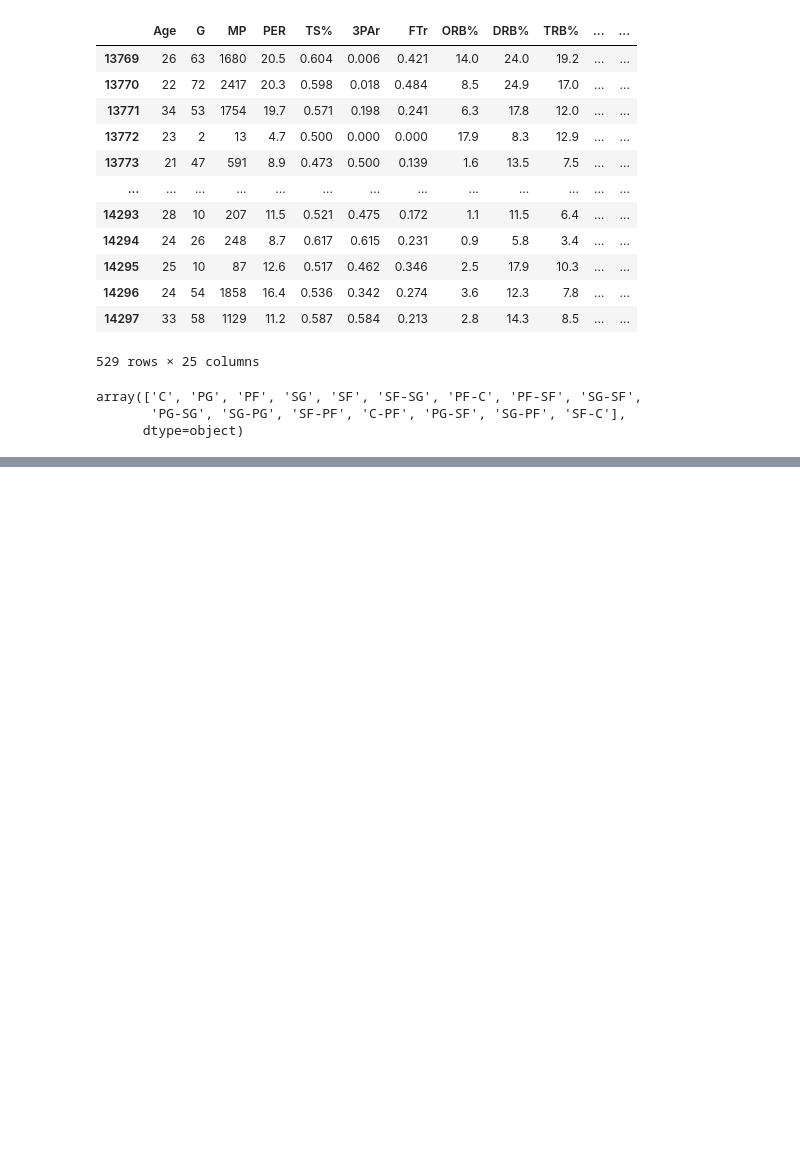
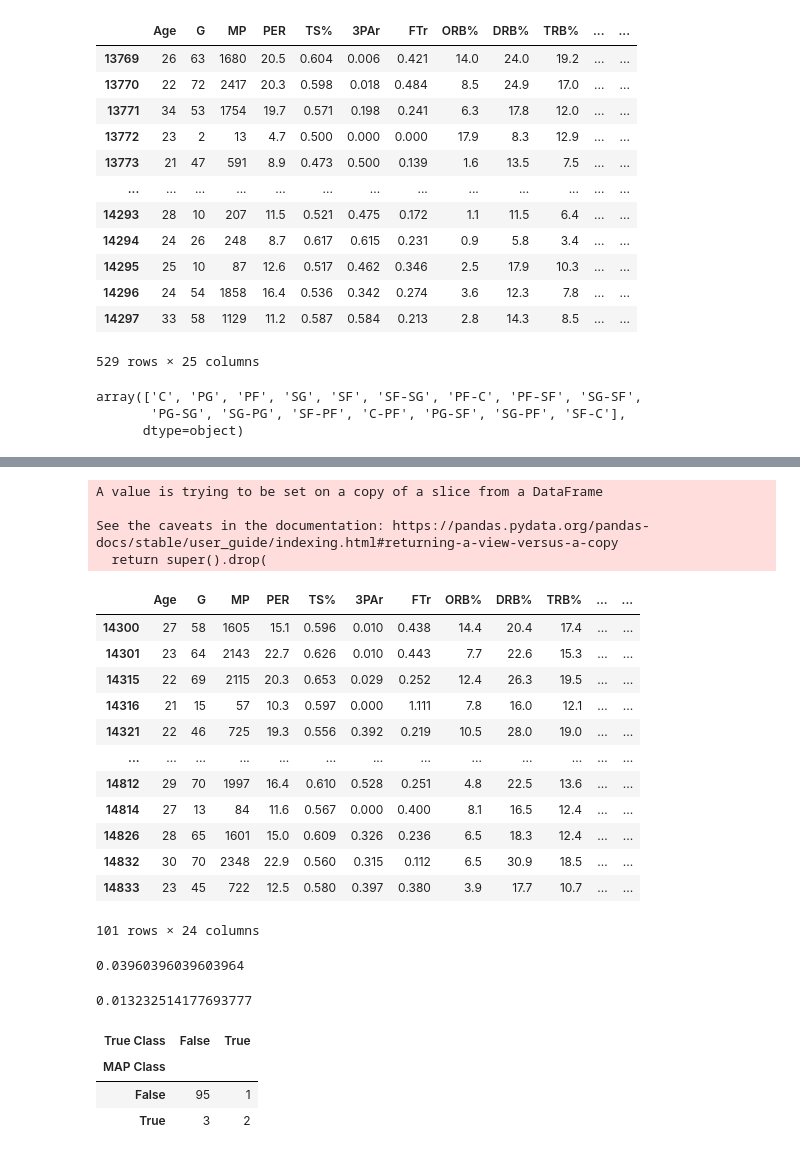
Before and after one commit to anath703/DS6040_Project, a Jupyter notebook: Modeling.ipynb, the cells around one changed output, grey strips where cells are left out. Cells and saved outputs as stored; diff of their text form; code cells hidden in the pictures; blank space fills up the shorter version.

```diff
--- a/Modeling.ipynb
+++ b/Modeling.ipynb
@@ -382,0 +462,37 @@ array(['C', 'PG', 'PF', 'SG', 'SF', 'SF-SG', 'PF-C', 'PF-SF', 'SG-SF',
+# %%
+center_20_21.drop(['Pos'], axis=1, inplace=True)
+center_20_21
+# %% [output]
+A value is trying to be set on a copy of a slice from a DataFrame
+
+See the caveats in the documentation: https://pandas.pydata.org/pandas-docs/stable/user_guide/indexing.html#returning-a-view-versus-a-copy
+  return super().drop(
+|  | Age | G | MP | PER | TS% | 3PAr | FTr | ORB% | DRB% | TRB% | ... | ... |
+| 14300 | 27 | 58 | 1605 | 15.1 | 0.596 | 0.010 | 0.438 | 14.4 | 20.4 | 17.4 | ... | ... |
+| 14301 | 23 | 64 | 2143 | 22.7 | 0.626 | 0.010 | 0.443 | 7.7 | 22.6 | 15.3 | ... | ... |
+| 14315 | 22 | 69 | 2115 | 20.3 | 0.653 | 0.029 | 0.252 | 12.4 | 26.3 | 19.5 | ... | ... |
+| 14316 | 21 | 15 | 57 | 10.3 | 0.597 | 0.000 | 1.111 | 7.8 | 16.0 | 12.1 | ... | ... |
+| 14321 | 22 | 46 | 725 | 19.3 | 0.556 | 0.392 | 0.219 | 10.5 | 28.0 | 19.0 | ... | ... |
+| ... | ... | ... | ... | ... | ... | ... | ... | ... | ... | ... | ... | ... |
+| 14812 | 29 | 70 | 1997 | 16.4 | 0.610 | 0.528 | 0.251 | 4.8 | 22.5 | 13.6 | ... | ... |
+| 14814 | 27 | 13 | 84 | 11.6 | 0.567 | 0.000 | 0.400 | 8.1 | 16.5 | 12.4 | ... | ... |
+| 14826 | 28 | 65 | 1601 | 15.0 | 0.609 | 0.326 | 0.236 | 6.5 | 18.3 | 12.4 | ... | ... |
+| 14832 | 30 | 70 | 2348 | 22.9 | 0.560 | 0.315 | 0.112 | 6.5 | 30.9 | 18.5 | ... | ... |
+| 14833 | 23 | 45 | 722 | 12.5 | 0.580 | 0.397 | 0.380 | 3.9 | 17.7 | 10.7 | ... | ... |
+101 rows × 24 columns
+# %%
+flat_priors_lda_center = LDA(center_19_20, 'All_NBA_Boolean')
+flat_priors_lda.misclass_rate(data = center_20_21)
+# %% [output]
+0.03960396039603964
+# %%
+flat_priors_lda.misclass_rate()
+# %% [output]
+0.013232514177693777
+# %%
+flat_priors_lda.misclass_xtabs(data = center_20_21)
+# %% [output]
+| True Class | False | True |
+| MAP Class |  |  |
+| False | 95 | 1 |
+| True | 3 | 2 |
```
Also changed, not shown: parts of 17 cells of this notebook.
